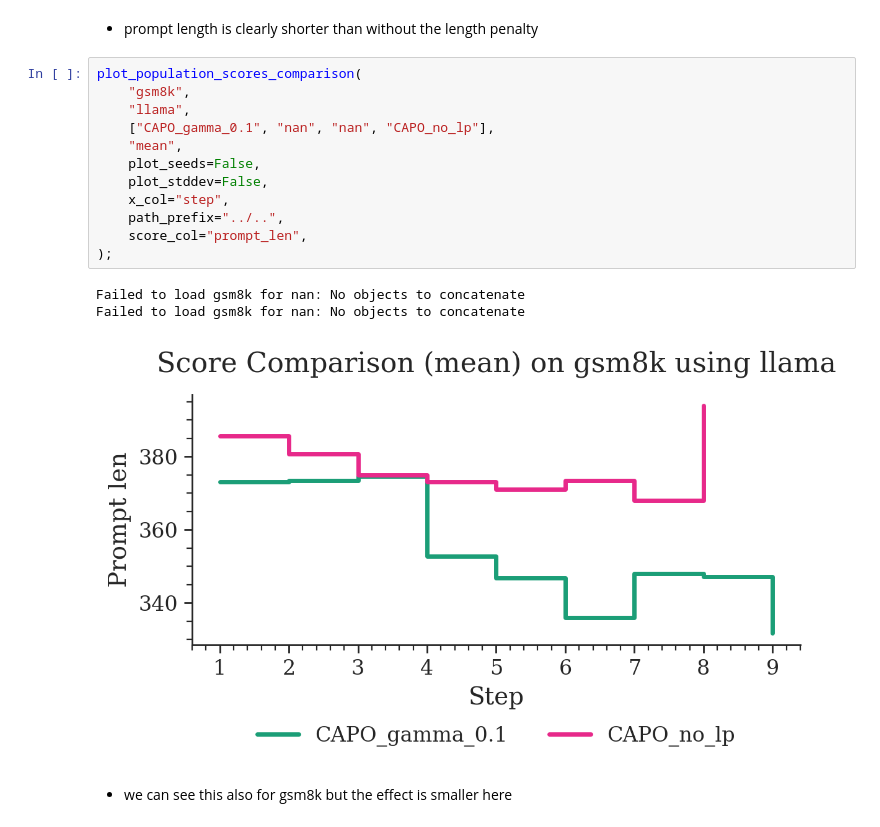
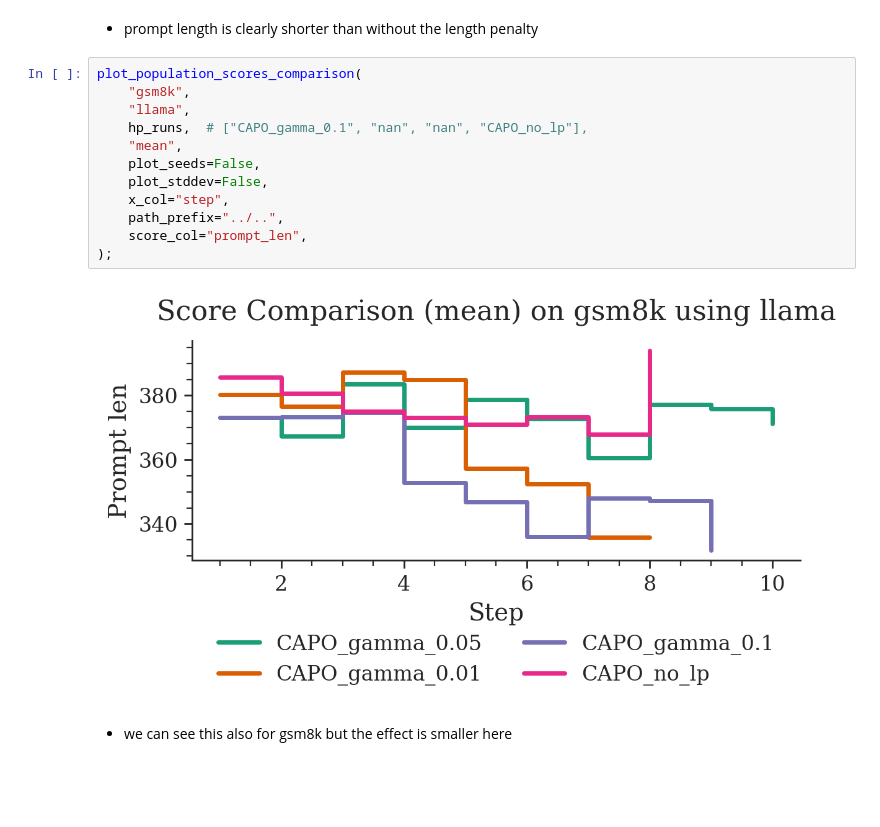
Before and after one commit to finitearth/capo, a Jupyter notebook: notebooks/paper_visualization/hp_visualization.ipynb, the cells around one changed output. Saved outputs shown, nothing was run; the diff lists cells and outputs as text; blank space fills up the shorter version.

```diff
--- a/notebooks/paper_visualization/hp_visualization.ipynb
+++ b/notebooks/paper_visualization/hp_visualization.ipynb
@@ -65,19 +68,17 @@ plot_population_scores_comparison(
 # %%
 plot_population_scores_comparison(
     "gsm8k",
     "llama",
-    ["CAPO_gamma_0.1", "nan", "nan", "CAPO_no_lp"],
+    hp_runs,  # ["CAPO_gamma_0.1", "nan", "nan", "CAPO_no_lp"],
     "mean",
     plot_seeds=False,
     plot_stddev=False,
     x_col="step",
     path_prefix="../..",
     score_col="prompt_len",
 );
 # %% [output]
-Failed to load gsm8k for nan: No objects to concatenate
-Failed to load gsm8k for nan: No objects to concatenate
-[figure, old version]
+[figure, new version]
 # %% [markdown]
 - we can see this also for gsm8k but the effect is smaller here
 # %%
```
Also changed, not shown: parts of 2 cells of this notebook.
